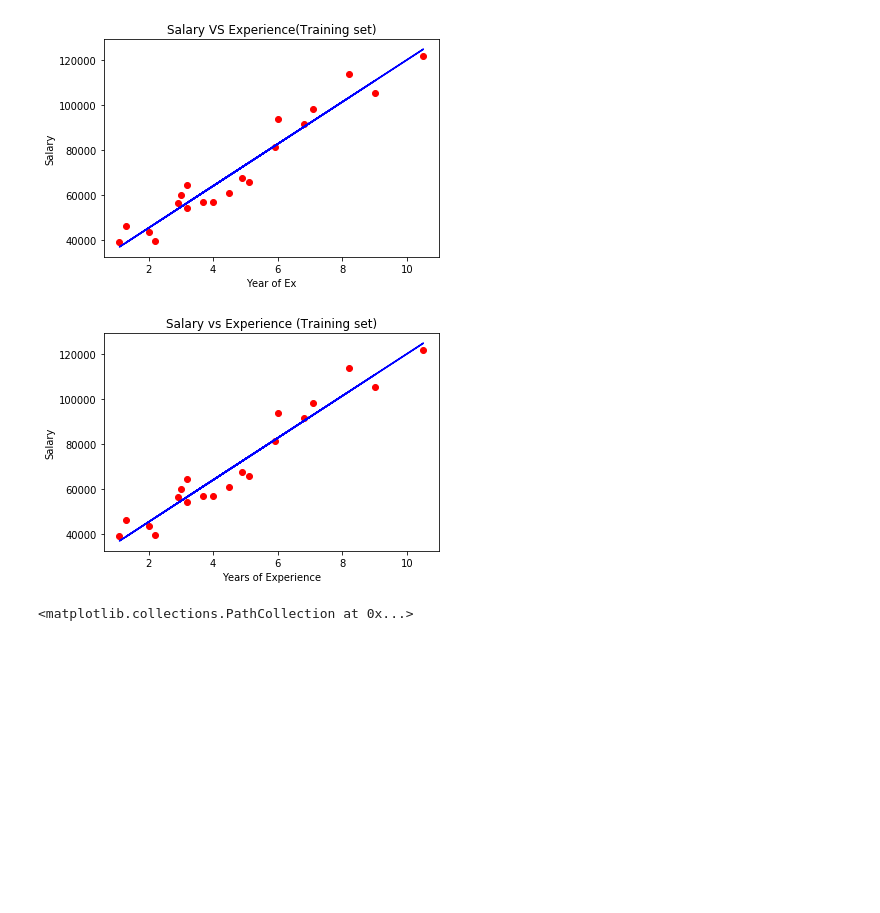
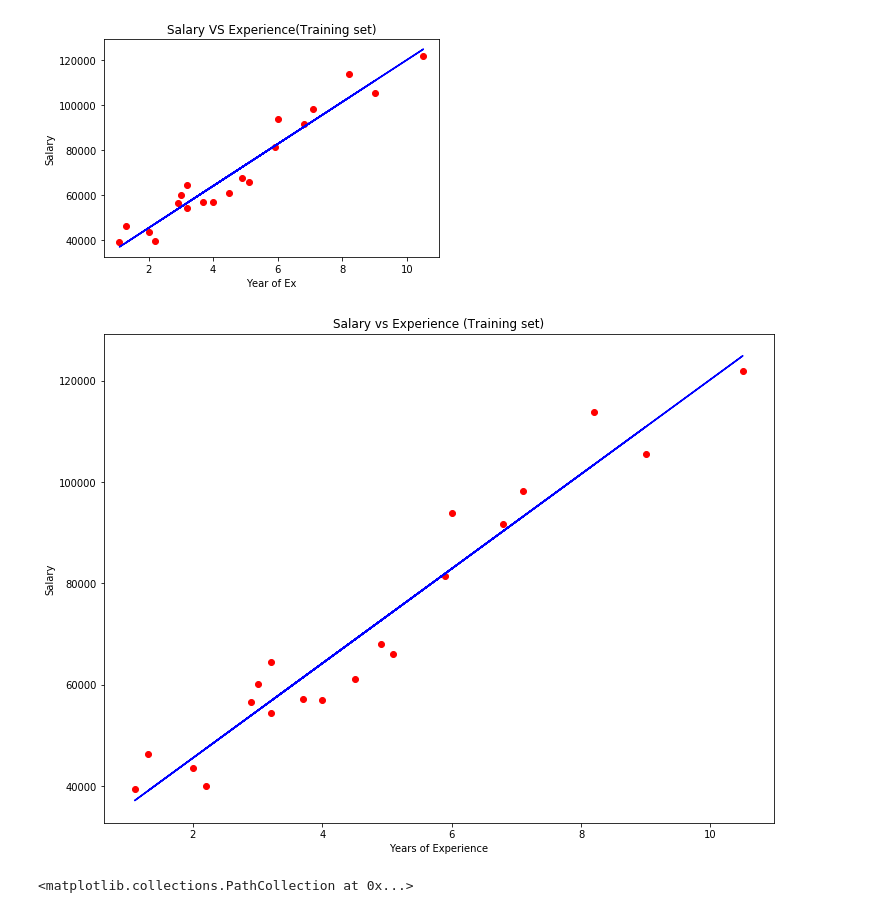
Before and after one commit to Rajathbharadwaj/SuperDataScience, a Jupyter notebook: Machine Learning A-Z/Part 2 - Regression/Section 4 - Simple Linear Regression/Simple_Linear_Regression/Untitled.ipynb, the cells around one changed output. Cells and saved outputs as stored; diff of their text form; code cells hidden in the pictures; blank space fills up the shorter version.

```diff
--- a/Machine Learning A-Z/Part 2 - Regression/Section 4 - Simple Linear Regression/Simple_Linear_Regression/Untitled.ipynb
+++ b/Machine Learning A-Z/Part 2 - Regression/Section 4 - Simple Linear Regression/Simple_Linear_Regression/Untitled.ipynb
@@ -63,12 +63,13 @@ plt.show()
 # %% [output]
 [figure]
 # %%
+plt.figure(figsize=(12,9))
 plt.scatter(X_train, y_train, color = 'red')
 plt.plot(X_train, lr.predict(X_train), color = 'blue')
 plt.title('Salary vs Experience (Training set)')
 plt.xlabel('Years of Experience')
 plt.ylabel('Salary')
 plt.show()
 # %% [output]
-[figure, old version]
+[figure, new version]
 # %%
```
Also changed, not shown: parts of 4 cells of this notebook.
